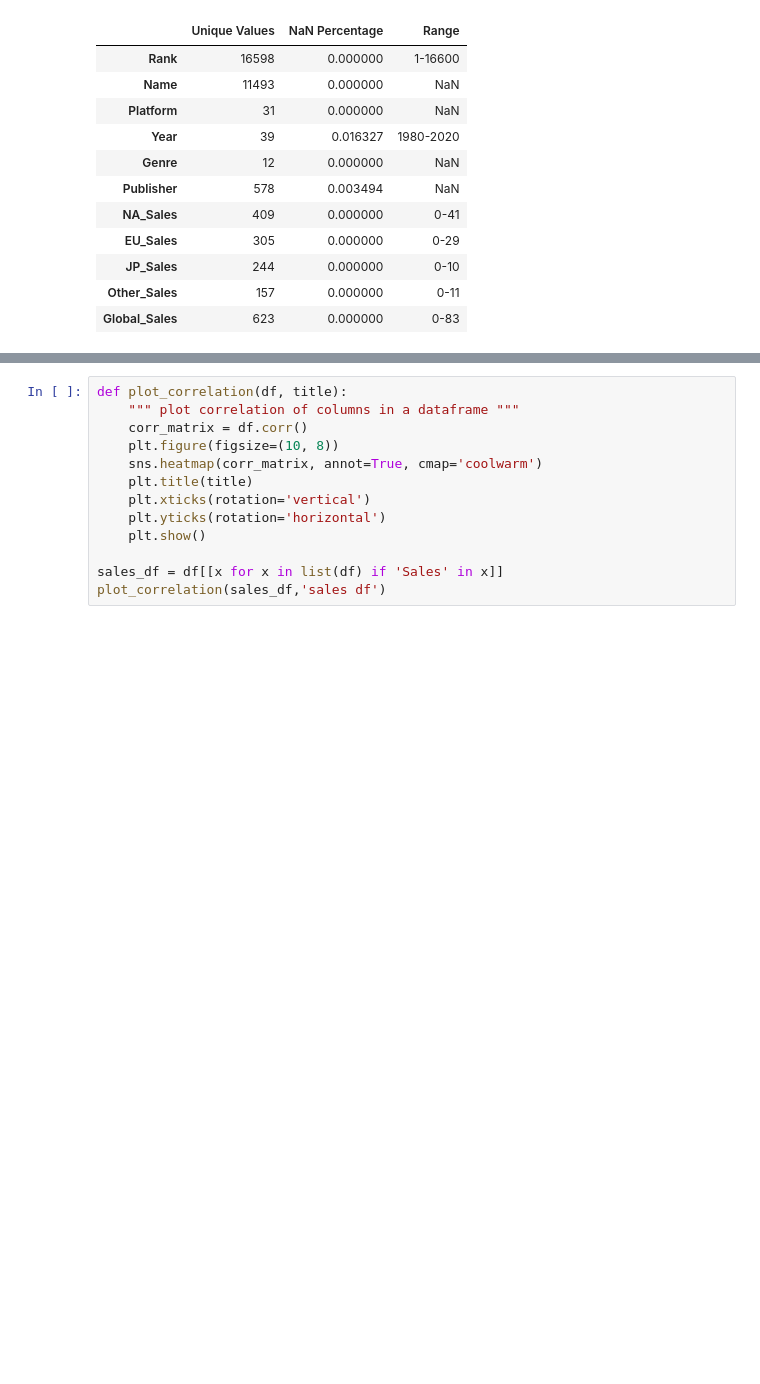
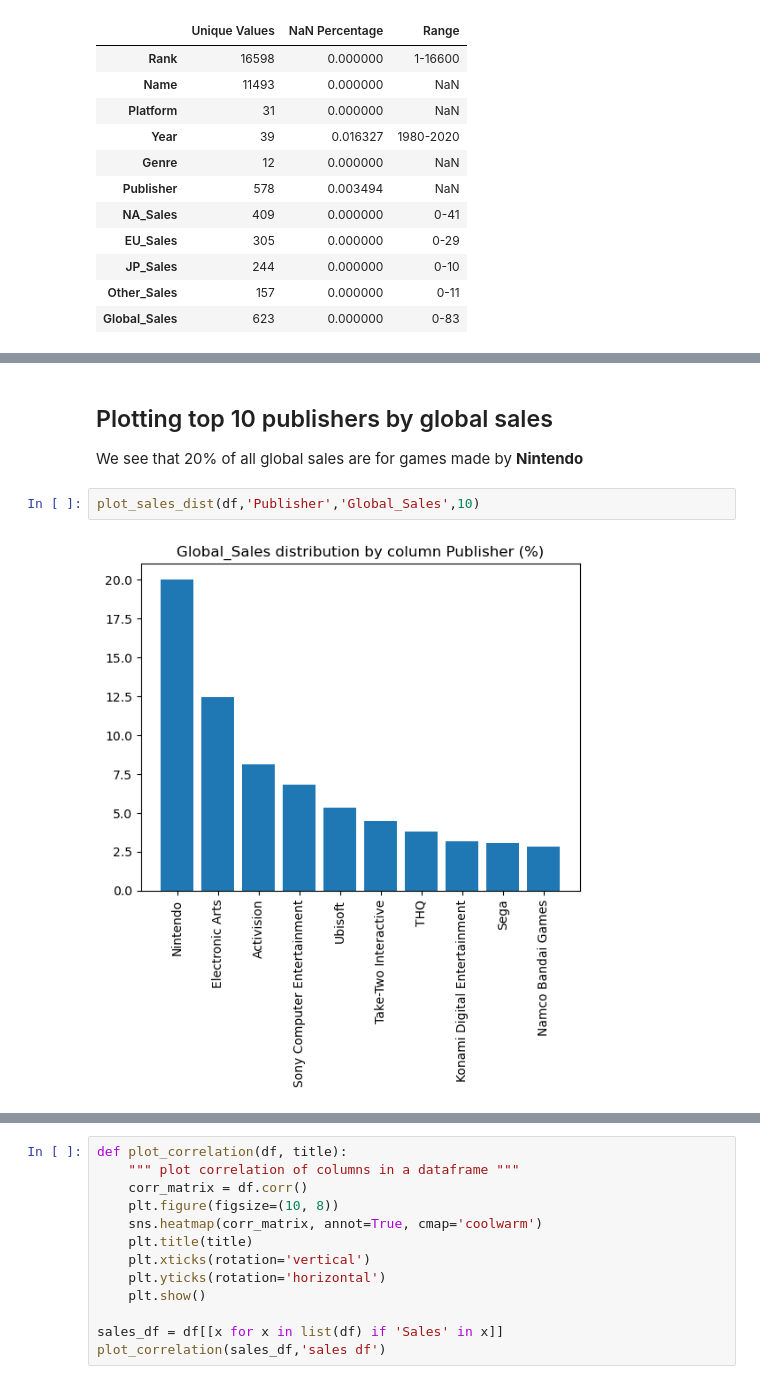
Before and after one commit to nickseek/videogames, a Jupyter notebook: data_exploration.ipynb, the cells around one changed output, grey strips where cells are left out. Saved outputs shown, nothing was run; the diff lists cells and outputs as text; blank space fills up the shorter version.

```diff
--- a/data_exploration.ipynb
+++ b/data_exploration.ipynb
@@ -65,0 +73,8 @@ plot(df['Publisher'],'publisher',10)
+# %% [markdown]
+## Plotting top 10 publishers by global sales
+
+We see that 20% of all global sales are for games made by **Nintendo**
+# %%
+plot_sales_dist(df,'Publisher','Global_Sales',10)
+# %% [output]
+[figure, added]
```
Also changed, not shown: parts of 12 cells of this notebook.
